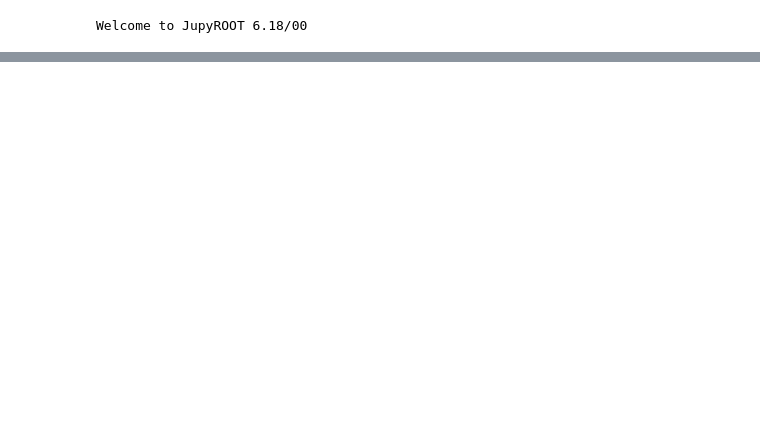
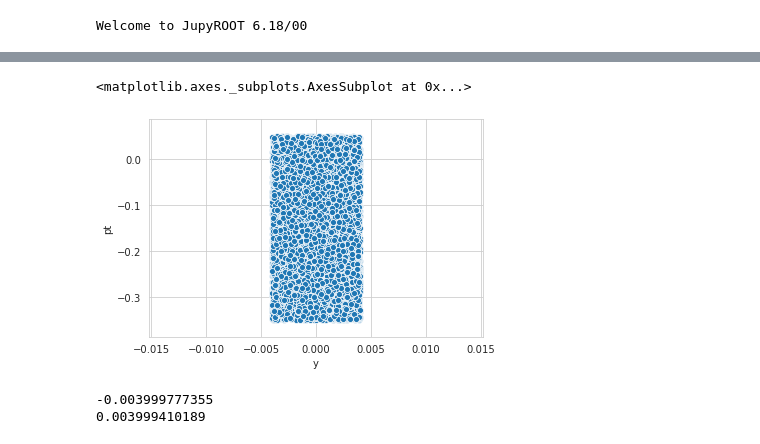
Before and after one commit to mucharafal/optics_generator_python, a Jupyter notebook: notebooks/Errors.ipynb, the cells around one changed output, grey strips where cells are left out. Drawn from its saved outputs; the diff is of its cells as text; code cells hidden in the pictures; blank space fills up the shorter version.

```diff
--- a/notebooks/Errors.ipynb
+++ b/notebooks/Errors.ipynb
@@ -82,7 +83,7 @@ number_of_x_values = 1
 number_of_theta_x_values = 1
 number_of_y_values = 1
 number_of_theta_y_values = 1
-number_of_pt_values = 10000
+number_of_pt_values = 12000
 
 bunch_configuration = buc.BunchConfiguration.from_sigma(x_mean, sigma_x, number_of_x_values,
                                                         theta_x_mean, sigma_theta_x, number_of_theta_x_values,
@@ -91,4 +92,4 @@ bunch_configuration = buc.BunchConfiguration.from_sigma(x_mean, sigma_x, number_
                                                         pt_mean, sigma_pt, number_of_pt_values)
 
 home = "/eos/user/r/rmucha/SWAN_projects"
-prototype_approximator = tram.train_prototype(bunch_configuration, track_configuration, home)
+prototype_approximator, in_mat, out_mat = tram.train_prototype(bunch_configuration, track_configuration, home)
@@ -165,0 +195,12 @@ sns.kdeplot(k)
+# %%
+sns.scatterplot(data=frame, x = "y", y="pt")
+# %% [output]
+<matplotlib.axes._subplots.AxesSubplot at 0x...>
+[figure, added]
+# %%
+import numpy as np
+print(np.min(in_mat[0]))
+print(np.max(in_mat[0]))
+# %% [output]
+-0.003999777355
+0.003999410189
```
Also changed, not shown: parts of 38 cells of this notebook, 15 other files.
